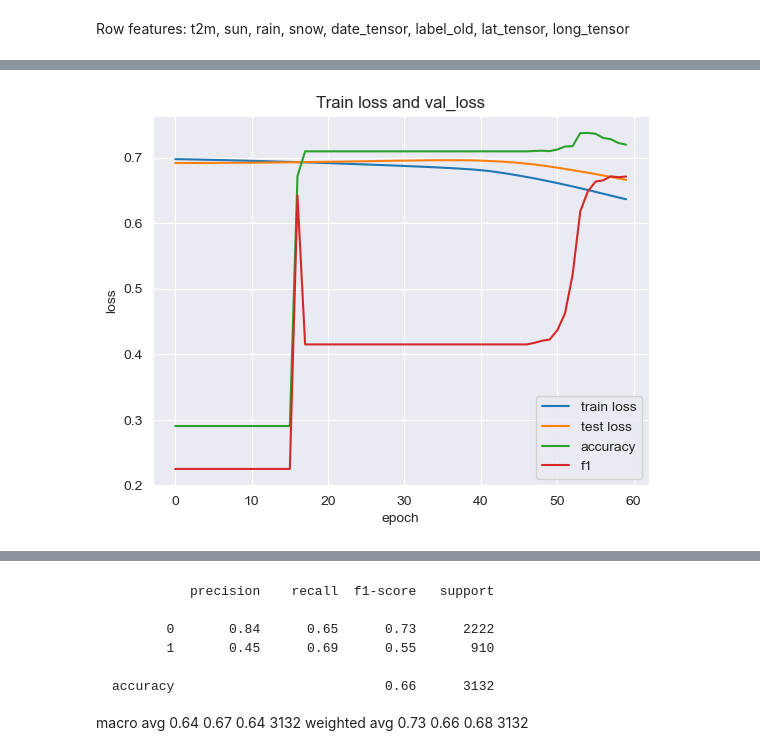
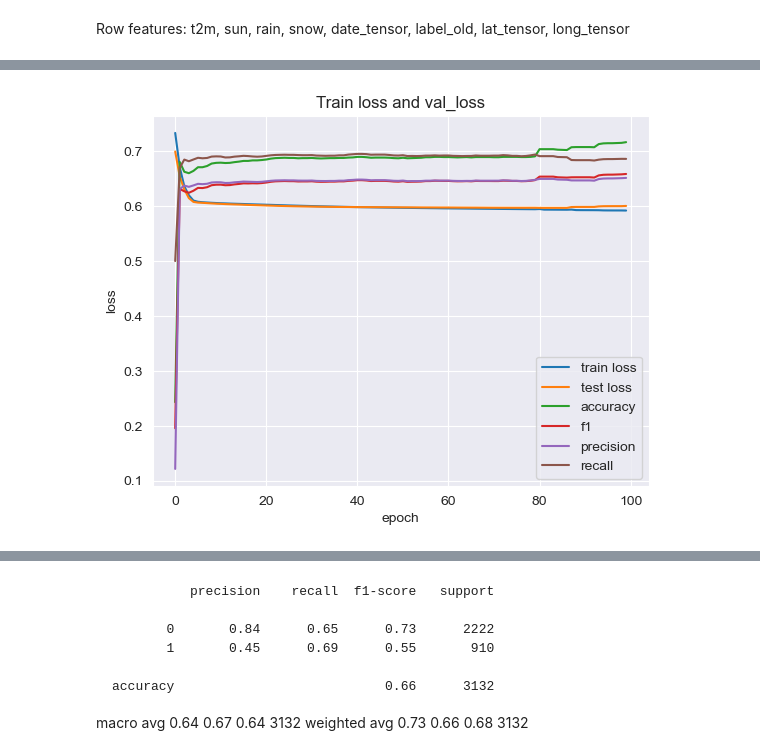
Before and after one commit to stormmind-ch/ai, a Jupyter notebook: ai_engineering/experiments/vanilla_nn_3f_temp_sun_rain.ipynb, the cells around one changed output, grey strips where cells are left out. Drawn from its saved outputs; the diff is of its cells as text; code cells hidden in the pictures.

```diff
--- a/ai_engineering/experiments/vanilla_nn_3f_temp_sun_rain.ipynb
+++ b/ai_engineering/experiments/vanilla_nn_3f_temp_sun_rain.ipynb
@@ -109,4 +146,5 @@ t2m, sun, rain, snow, date_tensor, label_old, lat_tensor, long_tensor
 #X_train = np.concatenate((all_X_train[:, :3], all_X_train[:, 4:8]), axis=1)
 #X_test = np.concatenate((all_X_test[:, :3], all_X_test[:, 4:8]), axis=1)
 X_train = all_X_train[:,:3]
+X_val = all_X_val[:,:3]
 X_test = all_X_test[:,:3]
@@ -183,14 +192,20 @@ from torch.utils.data import TensorDataset, DataLoader
 
 X_train_tensor = torch.tensor(X_train, dtype=torch.float32)
 y_train_tensor = torch.tensor(all_y_train, dtype=torch.long)
+
+X_val_tensor = torch.tensor(X_val, dtype=torch.float32)
+y_val_tensor = torch.tensor(all_y_val, dtype=torch.long)
+
 X_test_tensor = torch.tensor(X_test, dtype=torch.float32)
 y_test_tensor = torch.tensor(all_y_test, dtype=torch.long)
 
 # Dataset and DataLoader
 train_ds = TensorDataset(X_train_tensor, y_train_tensor)
+val_ds = TensorDataset(X_val_tensor, y_val_tensor)
 test_ds = TensorDataset(X_test_tensor, y_test_tensor)
 
-train_loader = DataLoader(train_ds, batch_size=32, shuffle=False)
+train_loader = DataLoader(train_ds, batch_size=32)
+val_loader = DataLoader(val_ds, batch_size=32)
 test_loader = DataLoader(test_ds, batch_size=32)
 # %%
 def validate(model, dataloader, criterion):
@@ -206,7 +221,7 @@ def validate(model, dataloader, criterion):
 
             running_loss += loss.item()
             predictions = torch.argmax(outputs, dim=1)
-            threshold = 0.45 # Example: more conservative, favors precision
+            threshold = 0.5 # Example: more conservative, favors precision
             predictions = (predictions >= threshold).long()
 
             all_preds.append(predictions)
@@ -218,7 +233,9 @@ def validate(model, dataloader, criterion):
     cm = confusion_matrix(all_labels, all_pred)
     accuracy = report["accuracy"]
     f1 = report["macro avg"]["f1-score"]
-    return running_loss / len(dataloader), report, accuracy, cm, f1
+    precision = report["macro avg"]["precision"]
+    recall = report["macro avg"]["recall"]
+    return running_loss / len(dataloader), report, accuracy, cm, f1, precision, recall
 # %%
 from sklearn.utils import compute_class_weight
 
@@ -229,8 +246,8 @@ model = SimpleMLP()
 weights = compute_class_weight(class_weight='balanced', classes=np.array([0, 1]), y=all_y_train)
 weights = torch.tensor(weights, dtype=torch.float32)
 criterion = nn.CrossEntropyLoss(weight=weights)
-optimizer = torch.optim.Adam(model.parameters(), lr=1e-5)
-scheduler = lr_scheduler.LinearLR(optimizer, start_factor=0.1, end_factor=1, total_iters=100)
+optimizer = torch.optim.Adam(model.parameters(), lr=1e-4)
+scheduler = lr_scheduler.ReduceLROnPlateau(optimizer, mode='min', factor=0.5, patience=5, verbose=True)
 print(weights)
 
 # Training loop
@@ -238,7 +255,10 @@ train_losses = []
 val_losses = []
 accs = []
 f1s = []
-for epoch in range(60):
+precisions = []
+racalls = []
+
+for epoch in range(100):
     model.train()
     running_loss = 0.0
     for xb, yb in train_loader:
@@ -252,11 +272,13 @@ for epoch in range(60):
     avg_train_loss = running_loss / len(train_loader)
     train_losses.append(avg_train_loss)
 
-    val_loss, _, acc, _, f1 = validate(model, test_loader, criterion)
+    val_loss, _, acc, _, f1, precision, recall = validate(model, val_loader, criterion)
     val_losses.append(val_loss)
     accs.append(acc)
     f1s.append(f1)
-    scheduler.step()
+    precisions.append(precision)
+    racalls.append(recall)
+    scheduler.step(val_loss)
 
-    print(f"Epoch {epoch+1}: Train Loss = {avg_train_loss:.4f} | Val Loss = {val_loss:.4f} | Accuracy = {acc:.4f}")
+    print(f"Epoch {epoch+1}: Train Loss = {avg_train_loss:.4f} | Val Loss = {val_loss:.4f} | Accuracy = {acc:.4f} | F1 = {f1:.4f}")
 # %% [output]
@@ -280,16 +302,18 @@ Epoch 60: Train Loss = 0.6364 | Val Loss = 0.6660 | Accuracy = 0.7197
 # %%
-epochs = [i for i in range(60)]
+epochs = [i for i in range(100)]
 plt.plot(epochs, train_losses, label='train loss')
 plt.plot(epochs, val_losses, label='test loss')
 plt.plot(epochs, accs, label='accuracy')
 plt.plot(epochs, f1s, label= 'f1')
+plt.plot(epochs, precisions, label='precision')
+plt.plot(epochs, racalls, label= 'recall')
 plt.xlabel("epoch")
 plt.ylabel("loss")
 plt.legend()
 plt.title("Train loss and val_loss")
 plt.show()
 # %% [output]
-[figure, old version]
+[figure, new version]
 # %%
 print(f1s[-1])
 # %% [output]
```
Also changed, not shown: parts of 17 cells of this notebook, 12 other files.
